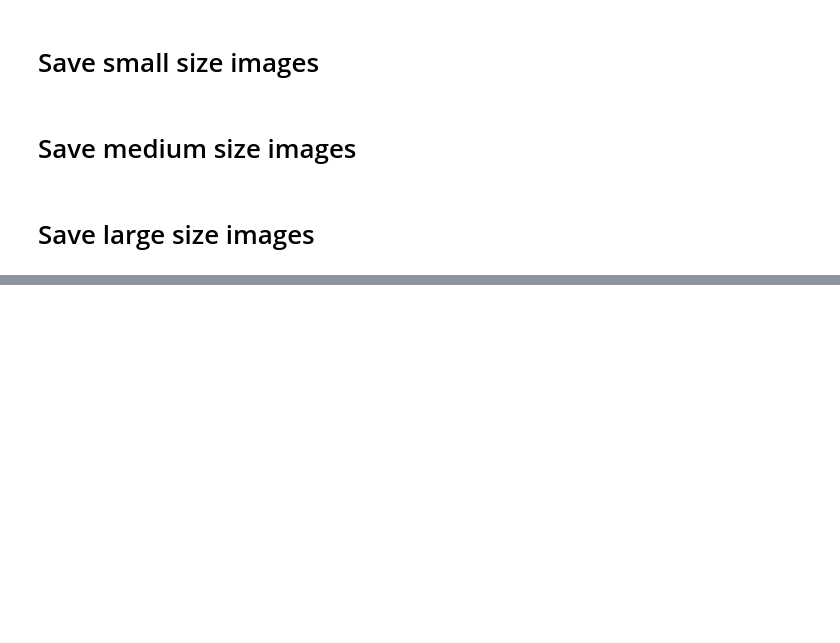
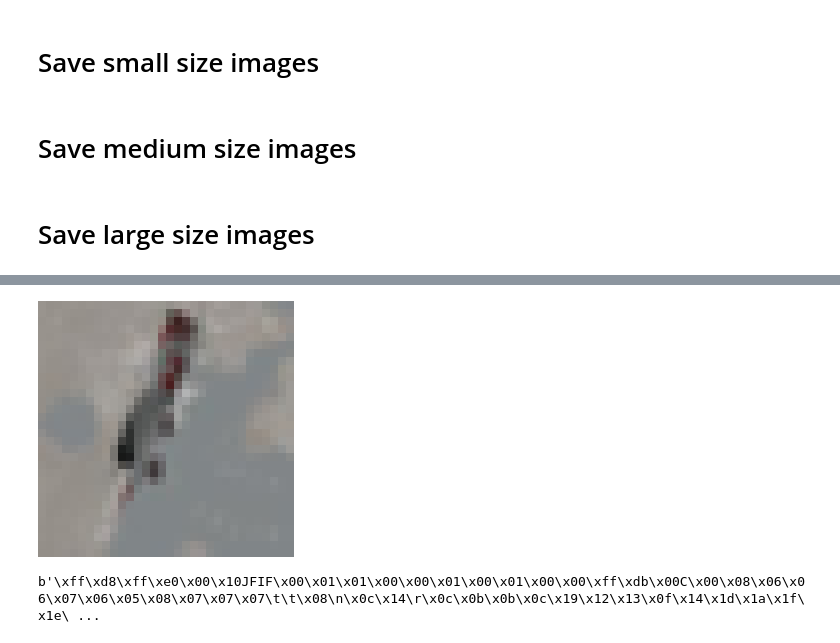
Before and after one commit to justinblaber/test_fast_loading, a Jupyter notebook: create_data.ipynb, the cells around one changed output, grey strips where cells are left out. Drawn from its saved outputs; the diff is of its cells as text; code cells hidden in the pictures; blank space fills up the shorter version.

```diff
--- a/create_data.ipynb
+++ b/create_data.ipynb
@@ -89,0 +156,16 @@ for ext in ['png', 'tif', 'jpg', 'raw']:
+# %%
+path_img = path_data/'medium_size'/'png'/'0'/'dive_bomber_s_000004.png'
+# %%
+img = Image.open(path_img)
+# %%
+db = lmdb.open(root_path.as_posix(), map_size=1e9)
+with db.begin(write=True) as txn:
+    txn.put(u'{}'.format(idx).encode('ascii'), pickle.dumps(img))
+# %%
+env = lmdb.open(root_path.as_posix(), readonly=True)
+with env.begin(write=False) as txn:
+    img = pickle.loads(txn.get(u'{}'.format(idx).encode('ascii')))
+# %%
+img
+# %% [output]
+[figure, added]
@@ -89,0 +190,4 @@ for ext in ['png', 'tif', 'jpg', 'raw']:
+# %%
+image
+# %% [output]
+b'\xff\xd8\xff\xe0\x00\x10JFIF\x00\x01\x01\x00\x00\x01\x00\x01\x00\x00\xff\xdb\x00C\x00\x08\x06\x06\x07\x06\x05\x08\x07\x07\x07\t\t\x08\n\x0c\x14\r\x0c\x0b\x0b\x0c\x19\x12\x13\x0f\x14\x1d\x1a\x1f\x1e\ ...
```
Also changed, not shown: parts of 30 cells of this notebook, 1 other file.
